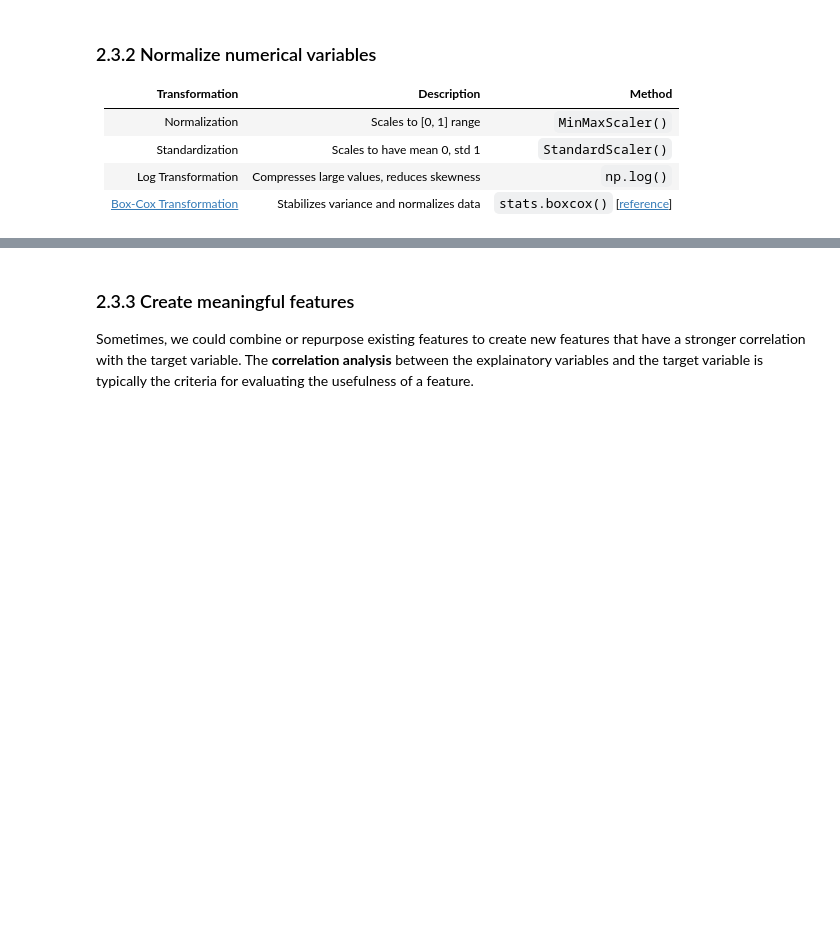
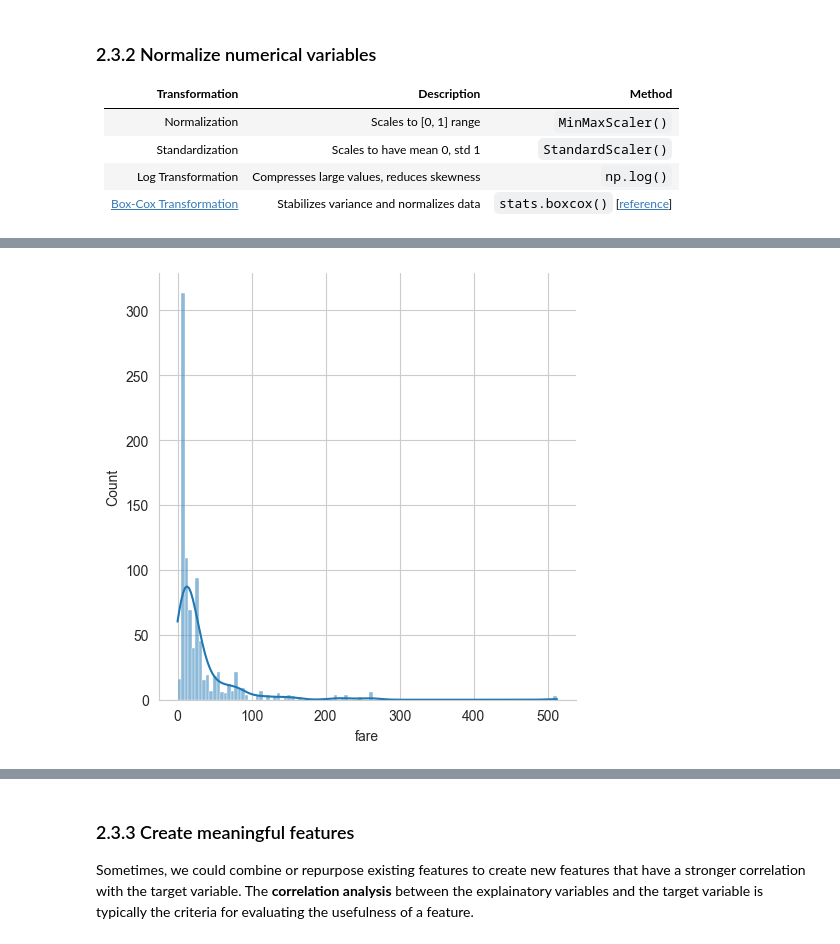
Before and after one commit to xiangshiyin/machine-learning-for-actuarial-science, a Jupyter notebook: 2025-spring/week05/notebook/demo.ipynb, the cells around one changed output, grey strips where cells are left out. Cells and saved outputs as stored; diff of their text form; code cells hidden in the pictures; blank space fills up the shorter version.

```diff
--- a/2025-spring/week05/notebook/demo.ipynb
+++ b/2025-spring/week05/notebook/demo.ipynb
@@ -329,0 +618,8 @@ df_standardized
+# %%
+# fare
+
+# sns.displot(x='fare', data=train)
+sns.displot(x='fare', data=train, kde=True)
+plt.show()
+# %% [output]
+[figure, added]
```
Also changed, not shown: parts of 64 cells of this notebook.
